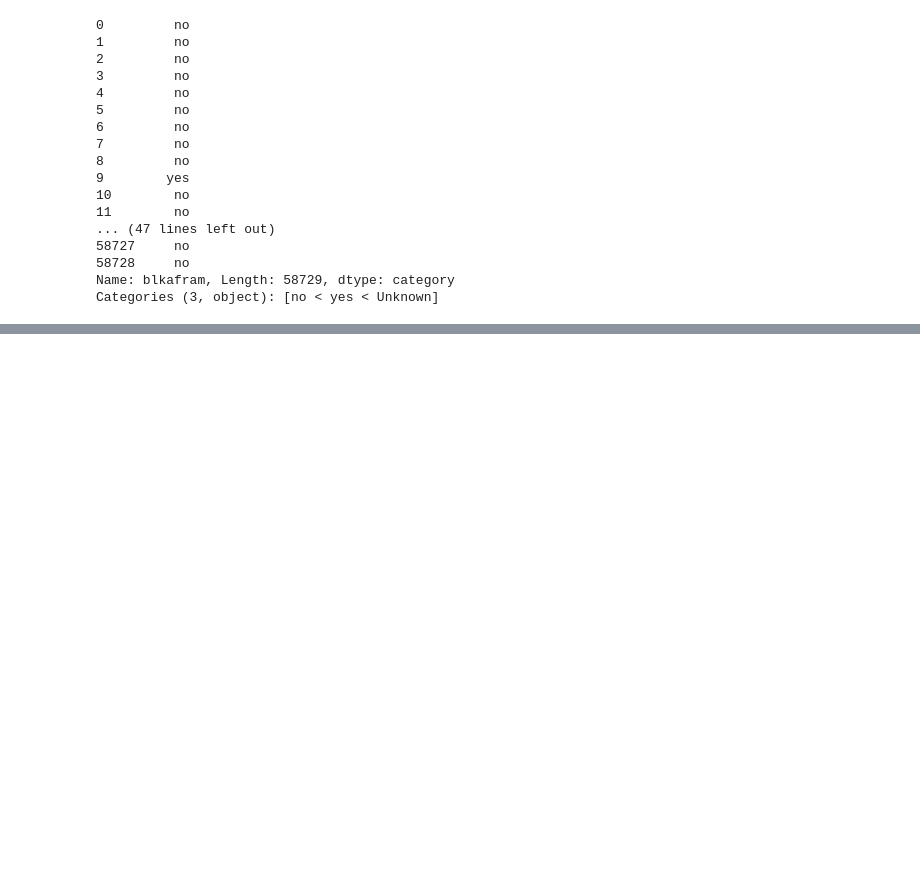
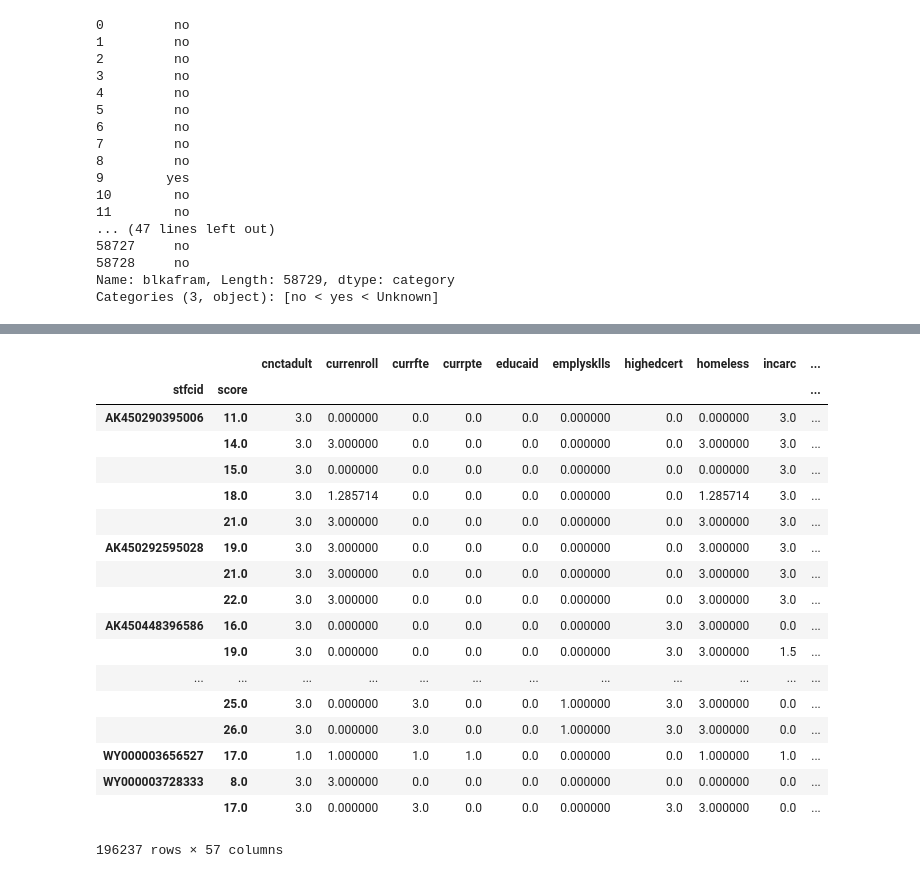
Before and after one commit to kylehommes/FosterCare, a Jupyter notebook: Foster Care Project.ipynb, the cells around one changed output, grey strips where cells are left out. Saved outputs shown, nothing was run; the diff lists cells and outputs as text; code cells hidden in the pictures; blank space fills up the shorter version.

```diff
--- a/Foster Care Project.ipynb
+++ b/Foster Care Project.ipynb
@@ -421,0 +654,10 @@ dat_dic_4 = dict({'blank':1,'death':0,'incarcerated':0,'runaway or missing':0,
+# %%
+def func(x):
+    if x > 22:
+        return 'Success'
+    else:
+        return 'Failure'
+
+df_model['label'] = df_model['score_mean'].apply(func)
+
+df_model.head(5)
@@ -421,0 +693,26 @@ dat_dic_4 = dict({'blank':1,'death':0,'incarcerated':0,'runaway or missing':0,
+# %%
+df_model['score'] = score
+df_model = df_model.fillna(0)
+# %%
+df_model_group = df_model.groupby([df_model.index,'score']).mean()
+df_model_group
+# %% [output]
+|  |  | cnctadult | currenroll | currfte | currpte | educaid | emplysklls | highedcert | homeless | incarc | ... |
+| stfcid | score |  |  |  |  |  |  |  |  |  | ... |
+| AK450290395006 | 11.0 | 3.0 | 0.000000 | 0.0 | 0.0 | 0.0 | 0.000000 | 0.0 | 0.000000 | 3.0 | ... |
+|  | 14.0 | 3.0 | 3.000000 | 0.0 | 0.0 | 0.0 | 0.000000 | 0.0 | 3.000000 | 3.0 | ... |
+|  | 15.0 | 3.0 | 0.000000 | 0.0 | 0.0 | 0.0 | 0.000000 | 0.0 | 0.000000 | 3.0 | ... |
+|  | 18.0 | 3.0 | 1.285714 | 0.0 | 0.0 | 0.0 | 0.000000 | 0.0 | 1.285714 | 3.0 | ... |
+|  | 21.0 | 3.0 | 3.000000 | 0.0 | 0.0 | 0.0 | 0.000000 | 0.0 | 3.000000 | 3.0 | ... |
+| AK450292595028 | 19.0 | 3.0 | 3.000000 | 0.0 | 0.0 | 0.0 | 0.000000 | 0.0 | 3.000000 | 3.0 | ... |
+|  | 21.0 | 3.0 | 3.000000 | 0.0 | 0.0 | 0.0 | 0.000000 | 0.0 | 3.000000 | 3.0 | ... |
+|  | 22.0 | 3.0 | 3.000000 | 0.0 | 0.0 | 0.0 | 0.000000 | 0.0 | 3.000000 | 3.0 | ... |
+| AK450448396586 | 16.0 | 3.0 | 0.000000 | 0.0 | 0.0 | 0.0 | 0.000000 | 3.0 | 3.000000 | 0.0 | ... |
+|  | 19.0 | 3.0 | 0.000000 | 0.0 | 0.0 | 0.0 | 0.000000 | 3.0 | 3.000000 | 1.5 | ... |
+| ... | ... | ... | ... | ... | ... | ... | ... | ... | ... | ... | ... |
+|  | 25.0 | 3.0 | 0.000000 | 3.0 | 0.0 | 0.0 | 1.000000 | 3.0 | 3.000000 | 0.0 | ... |
+|  | 26.0 | 3.0 | 0.000000 | 3.0 | 0.0 | 0.0 | 1.000000 | 3.0 | 3.000000 | 0.0 | ... |
+| WY000003656527 | 17.0 | 1.0 | 1.000000 | 1.0 | 1.0 | 0.0 | 0.000000 | 0.0 | 1.000000 | 1.0 | ... |
+| WY000003728333 | 8.0 | 3.0 | 3.000000 | 0.0 | 0.0 | 0.0 | 0.000000 | 0.0 | 0.000000 | 0.0 | ... |
+|  | 17.0 | 3.0 | 0.000000 | 3.0 | 0.0 | 0.0 | 0.000000 | 3.0 | 3.000000 | 0.0 | ... |
+196237 rows × 57 columns
```
Also changed, not shown: parts of 30 cells of this notebook.
